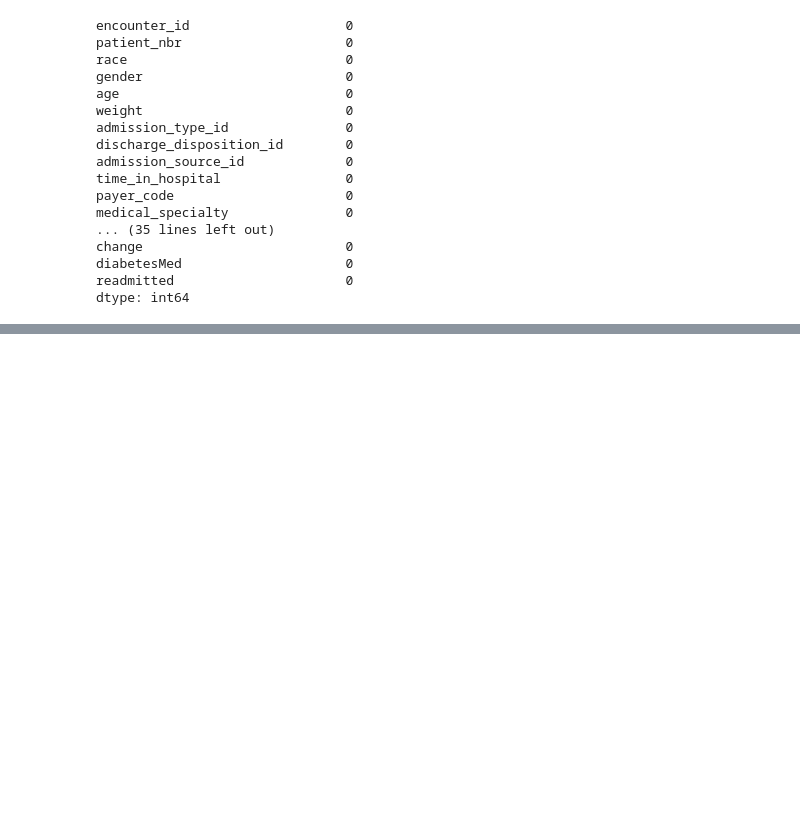
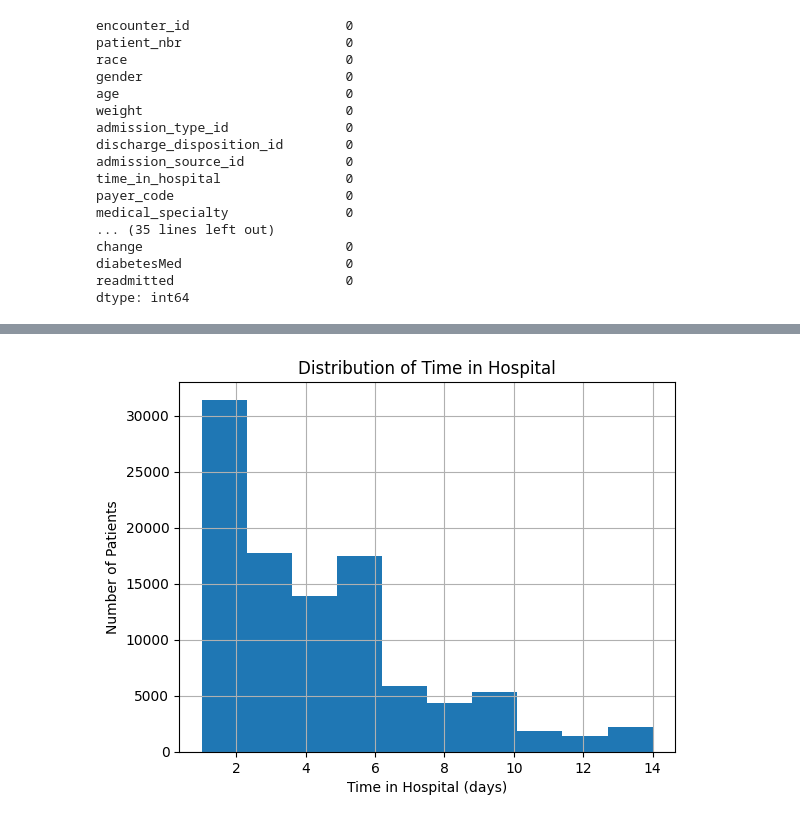
Before and after one commit to guru16-02/TEAM-17-24ADI204, a Jupyter notebook: dsv.ipynb, the cells around one changed output, grey strips where cells are left out. Cells and saved outputs as stored; diff of their text form; code cells hidden in the pictures; blank space fills up the shorter version.

```diff
--- a/dsv.ipynb
+++ b/dsv.ipynb
@@ -71,0 +78,9 @@ dtype: int64
+# %%
+
+df["time_in_hospital"].hist()
+plt.xlabel("Time in Hospital (days)")
+plt.ylabel("Number of Patients")
+plt.title("Distribution of Time in Hospital")
+plt.show()
+# %% [output]
+[figure, added]
```
Also changed, not shown: parts of 14 cells of this notebook.
